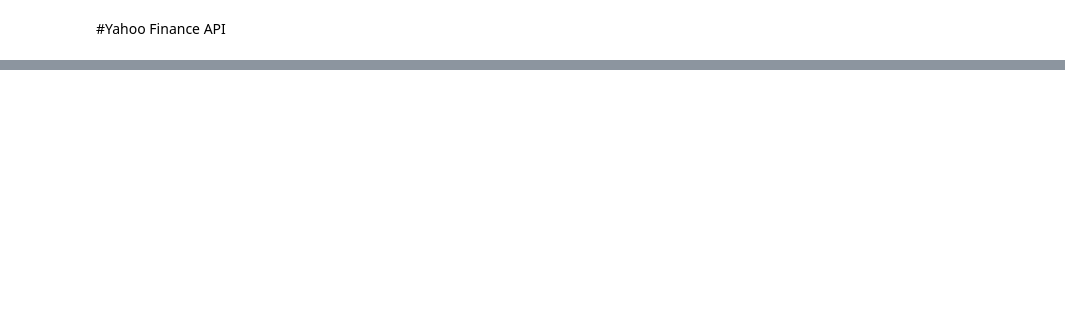
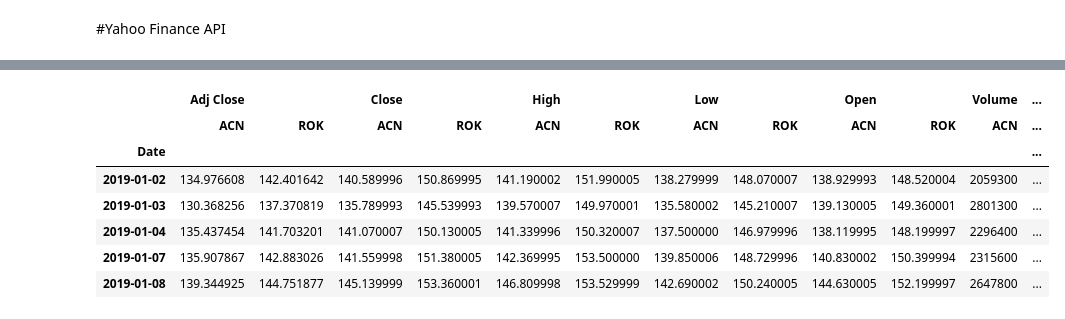
Before and after one commit to TVaibhavi/AIDI_1100_01_FINAL-PROJECT_GROUP-4, a Jupyter notebook: AIDI_1100_01_FINAL_PROJECT_GROUP_4_update2.ipynb, the cells around one changed output, grey strips where cells are left out. Saved outputs shown, nothing was run; the diff lists cells and outputs as text; code cells hidden in the pictures; blank space fills up the shorter version.

```diff
--- a/AIDI_1100_01_FINAL_PROJECT_GROUP_4_update2.ipynb
+++ b/AIDI_1100_01_FINAL_PROJECT_GROUP_4_update2.ipynb
@@ -84,0 +112,6 @@ df_stockSymbols = df_stockSymbols.dropna()
+# %%
+stock_list  = sample_pick.to_string(index=False)
+print(type(stock_list))
+
+random_pick = stock_list.split()
+print(random_pick)
@@ -86,0 +161,16 @@ df_stockSymbols = df_stockSymbols.dropna()
+# %%
+stock_df = yf.download(random_pick,
+                      start='2019-01-01',
+                      end='2021-06-12',
+                      progress=False,
+)
+stock_df.head()
+# %% [output]
+|  | Adj Close |  | Close |  | High |  | Low |  | Open |  | Volume | ... |
+|  | ACN | ROK | ACN | ROK | ACN | ROK | ACN | ROK | ACN | ROK | ACN | ... |
+| Date |  |  |  |  |  |  |  |  |  |  |  | ... |
+| 2019-01-02 | 134.976608 | 142.401642 | 140.589996 | 150.869995 | 141.190002 | 151.990005 | 138.279999 | 148.070007 | 138.929993 | 148.520004 | 2059300 | ... |
+| 2019-01-03 | 130.368256 | 137.370819 | 135.789993 | 145.539993 | 139.570007 | 149.970001 | 135.580002 | 145.210007 | 139.130005 | 149.360001 | 2801300 | ... |
+| 2019-01-04 | 135.437454 | 141.703201 | 141.070007 | 150.130005 | 141.339996 | 150.320007 | 137.500000 | 146.979996 | 138.119995 | 148.199997 | 2296400 | ... |
+| 2019-01-07 | 135.907867 | 142.883026 | 141.559998 | 151.380005 | 142.369995 | 153.500000 | 139.850006 | 148.729996 | 140.830002 | 150.399994 | 2315600 | ... |
+| 2019-01-08 | 139.344925 | 144.751877 | 145.139999 | 153.360001 | 146.809998 | 153.529999 | 142.690002 | 150.240005 | 144.630005 | 152.199997 | 2647800 | ... |
```
Also changed, not shown: parts of 14 cells of this notebook.
